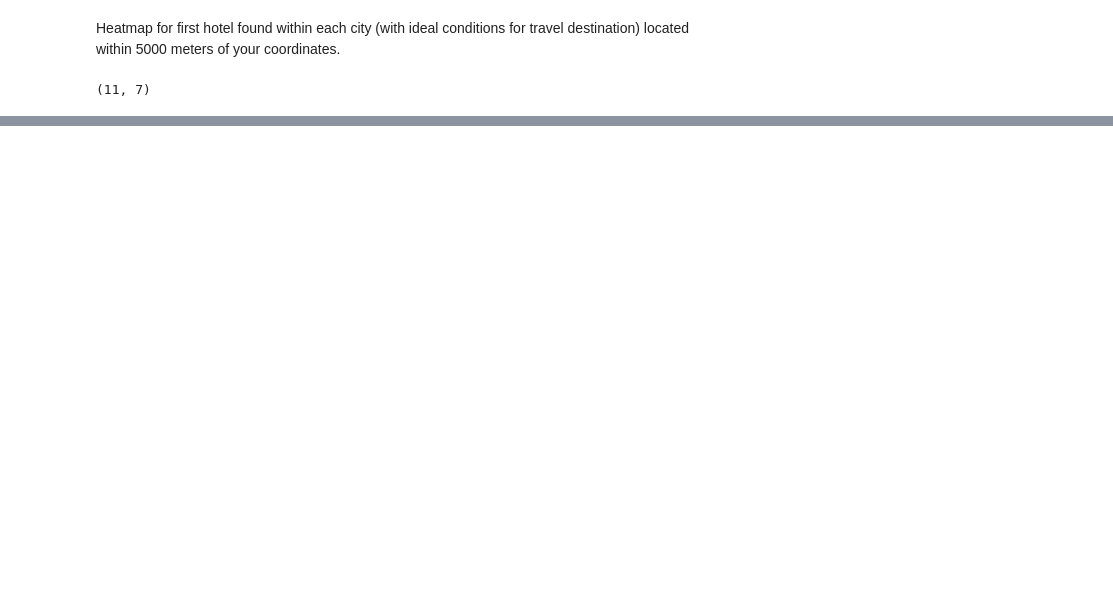
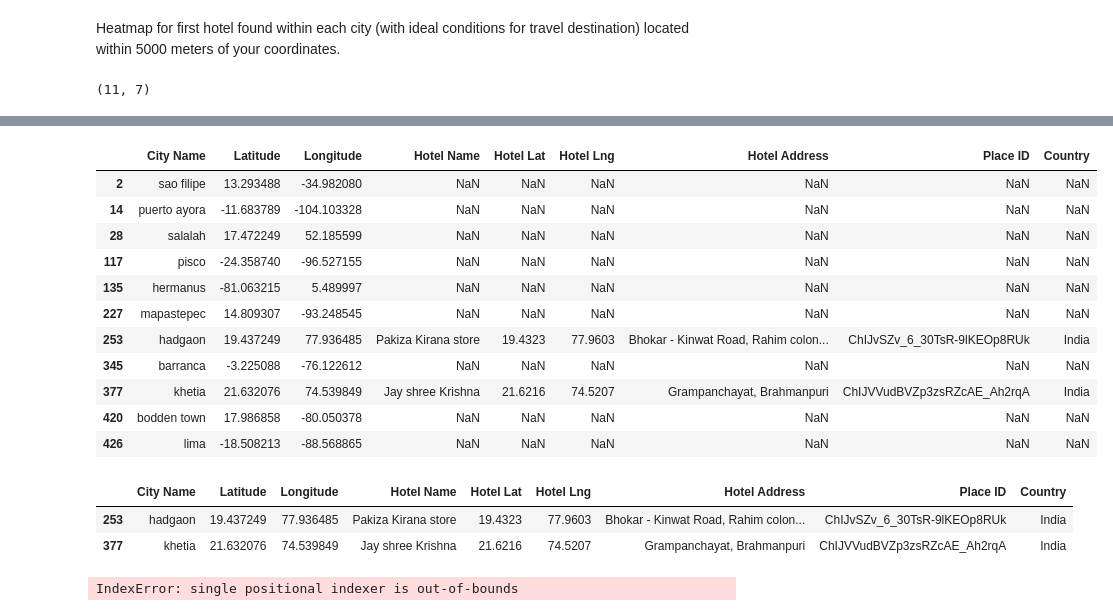
Before and after one commit to annabelcheong/python-api-challenge, a Jupyter notebook: WeatherPy/VacationPy.ipynb, the cells around one changed output, grey strips where cells are left out. Drawn from its saved outputs; the diff is of its cells as text; code cells hidden in the pictures; blank space fills up the shorter version.

```diff
--- a/WeatherPy/VacationPy.ipynb
+++ b/WeatherPy/VacationPy.ipynb
@@ -178,0 +265,35 @@ Hotel Address error
+# %%
+#Parameters required: key, place_id
+params = {
+    "key": g_key
+}
+
+# Specify parameter Place ID
+for index, row in nearby_hotel.iterrows():
+
+    params["place_id"]=row["Place ID"]
+
+    base_url="https://maps.googleapis.com/maps/api/place/details/json?"
+
+    #make request and print url
+    data = requests.get(base_url, params=params)
+
+    #convert to json
+    data_json = data.json()
+    #print(json.dumps(data_json, indent=4, sort_keys=True))
+
+
+    try:
+        #nearby_hotel.loc[index, "Country"]=data_json["result"]["address_components"][4]["long_name"]
+        for x in data_json["result"]["address_components"]:
+            if "country" in x["types"]: #***contains country in types:
+                country_name=x["long_name"]
+                nearby_hotel.loc[index, "Country"] = country_name
+                print(country_name)
+
+    except (KeyError, IndexError):
+        print("Hotel country error")
+        nearby_hotel.loc[index,"Country"]=np.nan
+
+
+#print(nearby_hotel) #This is my data frame with a column "Country"
@@ -179,14 +312,39 @@ Hotel Address error
+# %%
+nearby_hotel
+# %% [output]
+|  | City Name | Latitude | Longitude | Hotel Name | Hotel Lat | Hotel Lng | Hotel Address | Place ID | Country |
+| 2 | sao filipe | 13.293488 | -34.982080 | NaN | NaN | NaN | NaN | NaN | NaN |
+| 14 | puerto ayora | -11.683789 | -104.103328 | NaN | NaN | NaN | NaN | NaN | NaN |
+| 28 | salalah | 17.472249 | 52.185599 | NaN | NaN | NaN | NaN | NaN | NaN |
+| 117 | pisco | -24.358740 | -96.527155 | NaN | NaN | NaN | NaN | NaN | NaN |
+| 135 | hermanus | -81.063215 | 5.489997 | NaN | NaN | NaN | NaN | NaN | NaN |
+| 227 | mapastepec | 14.809307 | -93.248545 | NaN | NaN | NaN | NaN | NaN | NaN |
+| 253 | hadgaon | 19.437249 | 77.936485 | Pakiza Kirana store | 19.4323 | 77.9603 | Bhokar - Kinwat Road, Rahim colon... | ChIJvSZv_6_30TsR-9lKEOp8RUk | India |
+| 345 | barranca | -3.225088 | -76.122612 | NaN | NaN | NaN | NaN | NaN | NaN |
+| 377 | khetia | 21.632076 | 74.539849 | Jay shree Krishna | 21.6216 | 74.5207 | Grampanchayat, Brahmanpuri | ChIJVVudBVZp3zsRZcAE_Ah2rqA | India |
+| 420 | bodden town | 17.986858 | -80.050378 | NaN | NaN | NaN | NaN | NaN | NaN |
+| 426 | lima | -18.508213 | -88.568865 | NaN | NaN | NaN | NaN | NaN | NaN |
+# %%
+#Drop NaN rows
+nearby_hotel.dropna(how='any', inplace=True)
+nearby_hotel
+# %% [output]
+|  | City Name | Latitude | Longitude | Hotel Name | Hotel Lat | Hotel Lng | Hotel Address | Place ID | Country |
+| 253 | hadgaon | 19.437249 | 77.936485 | Pakiza Kirana store | 19.4323 | 77.9603 | Bhokar - Kinwat Road, Rahim colon... | ChIJvSZv_6_30TsR-9lKEOp8RUk | India |
+| 377 | khetia | 21.632076 | 74.539849 | Jay shree Krishna | 21.6216 | 74.5207 | Grampanchayat, Brahmanpuri | ChIJVVudBVZp3zsRZcAE_Ah2rqA | India |
 # %%
 #####ADD MARKERS TO GOOGLE MAP##### EXAMPLE
+#Plot on heatmap the hotels with info of them on the heatmap: Hotel Name, City, Country.
 
 # # Create a list containing coordinates
-# coordinates = [
-#     (40.71, -74.00),
-#     (30.26, -97.74),
-#     (46.87, -96.78),
-#     (47.60, -122.33),
-#     (32.71, -117.16)
-# ]
+
+# Loop the hotel location dataframe (dataframe: nearby_hotel)
+for index, row in nearby_hotel.iterrows():
+# hotel_lat=nearby_hotel["Hotel Lat"]
+# hotel_lng=nearby_hotel["Hotel Lng"]
+
+    latitude=nearby_hotel.iloc[index]["Hotel Lat"]
+    longitude=nearby_hotel.iloc[index]["Hotel Lng"]
 
 # # Customize the size of the figure
 # figure_layout = {
@@ -203,3 +361,5 @@ Hotel Address error
 # # Add the layer to the map
 # fig.add_layer(markers)
 # fig
+# %% [output]
+IndexError: single positional indexer is out-of-bounds
```
Also changed, not shown: parts of 5 cells of this notebook, 1 other file.
